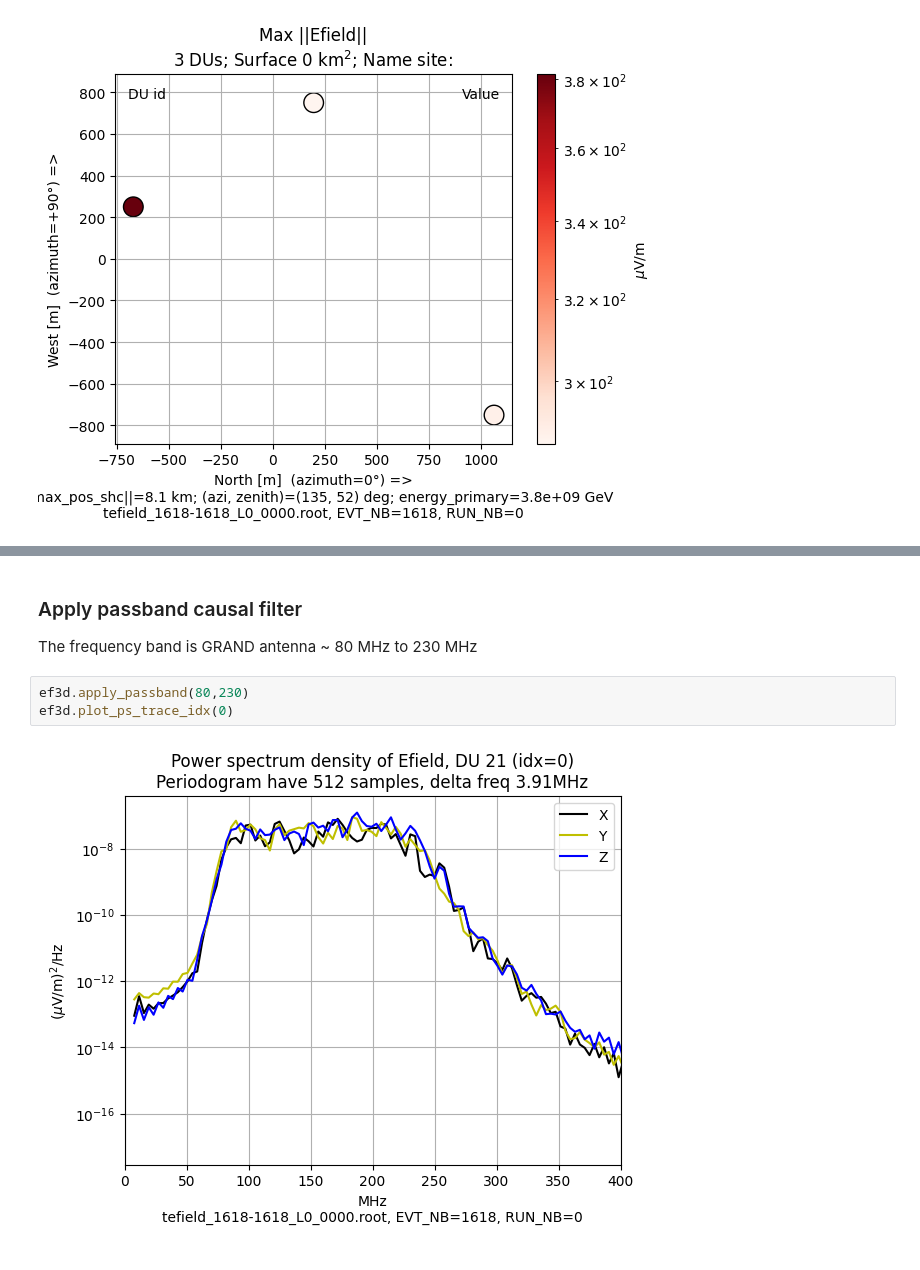
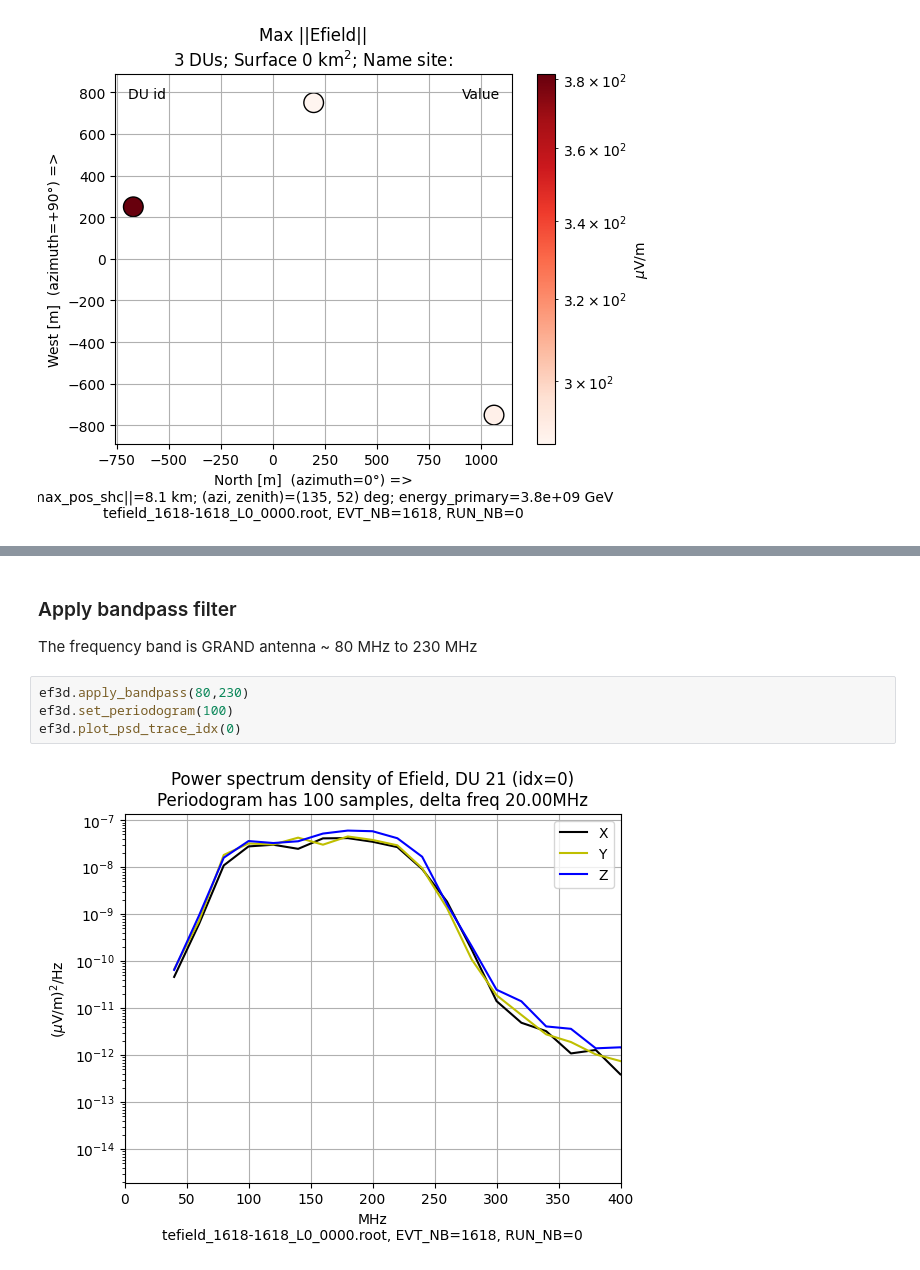
Before and after one commit to grand-mother/grand, a Jupyter notebook: examples/basis/class_Handling3dTraces.ipynb, the cells around one changed output, grey strips where cells are left out. Saved outputs shown, nothing was run; the diff lists cells and outputs as text.

```diff
--- a/examples/basis/class_Handling3dTraces.ipynb
+++ b/examples/basis/class_Handling3dTraces.ipynb
@@ -172,9 +192,10 @@ ef3d.plot_ps_trace_idx(0)
 # %% [markdown]
-### Apply passband causal filter
+### Apply bandpass filter
 
 The frequency band is GRAND antenna ~ 80 MHz to 230 MHz
 # %%
-ef3d.apply_passband(80,230)
-ef3d.plot_ps_trace_idx(0)
+ef3d.apply_bandpass(80,230)
+ef3d.set_periodogram(100)
+ef3d.plot_psd_trace_idx(0)
 # %% [output]
-[figure, old version]
+[figure, new version]
```
Also changed, not shown: parts of 31 cells of this notebook, 4 other files.
